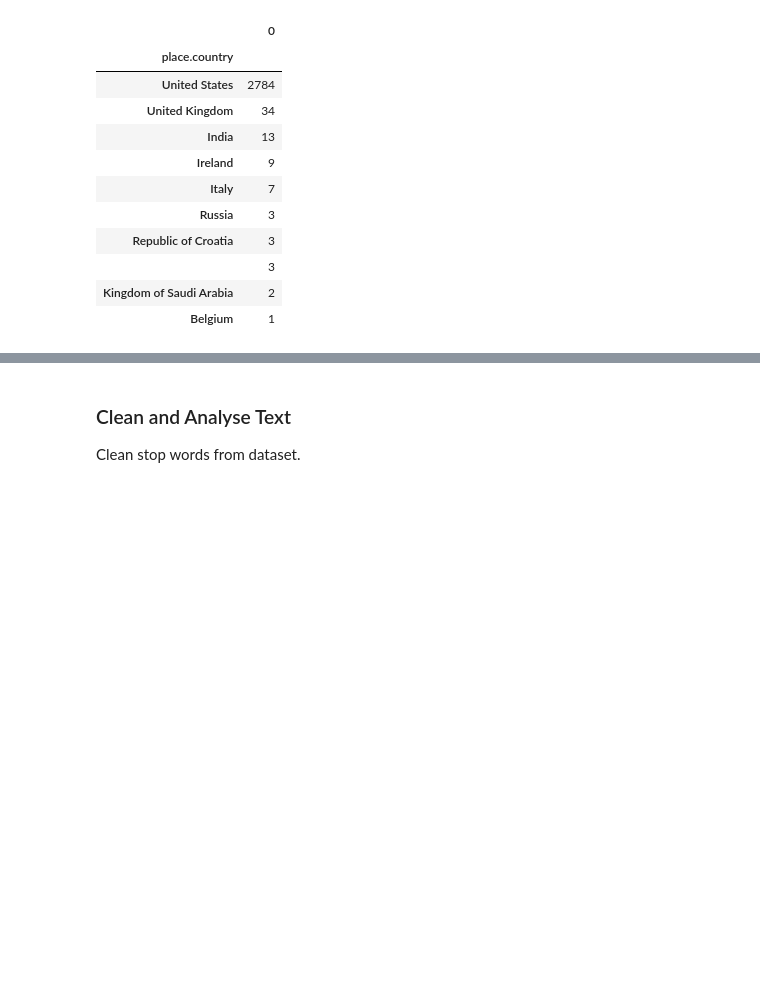
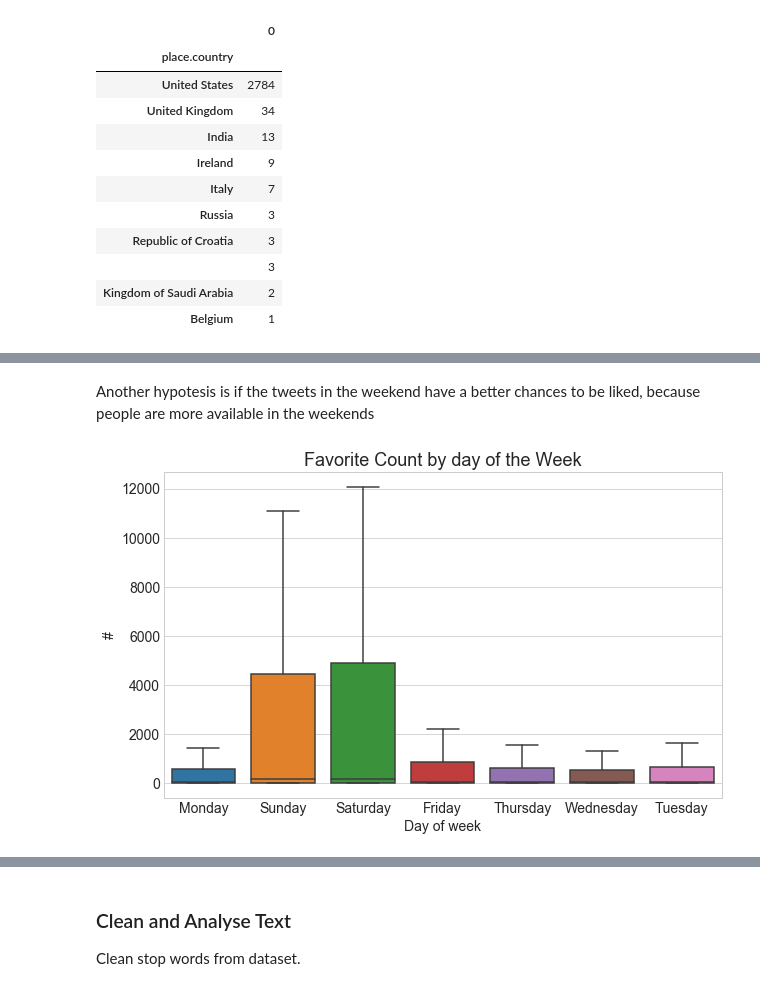
Before and after one commit to atulkumarin/project, a Jupyter notebook: analysis/project-milestone-2.ipynb, the cells around one changed output, grey strips where cells are left out. Saved outputs shown, nothing was run; the diff lists cells and outputs as text; code cells hidden in the pictures; blank space fills up the shorter version.

```diff
--- a/analysis/project-milestone-2.ipynb
+++ b/analysis/project-milestone-2.ipynb
@@ -187,0 +224,10 @@ HTML(pd.DataFrame(pd.Series(df.groupby('place.country').size()).sort_values(asce
+# %% [markdown]
+Another hypotesis is if the tweets in the weekend have a better chances to be liked, because people are more available in the weekends
+# %%
+plt.figure(figsize=(10,6))
+ax = sns.boxplot(y='favorite_count', x='weekday', data=df, showfliers=False); # organize days
+plt.title('Favorite Count by day of the Week', fontsize=18);
+plt.xticks(fontsize=14); plt.yticks(fontsize=14)
+plt.xlabel('Day of week', fontsize=14); plt.ylabel('#', fontsize=14);
+# %% [output]
+[figure, added]
```
Also changed, not shown: parts of 23 cells of this notebook, 3 other files.
